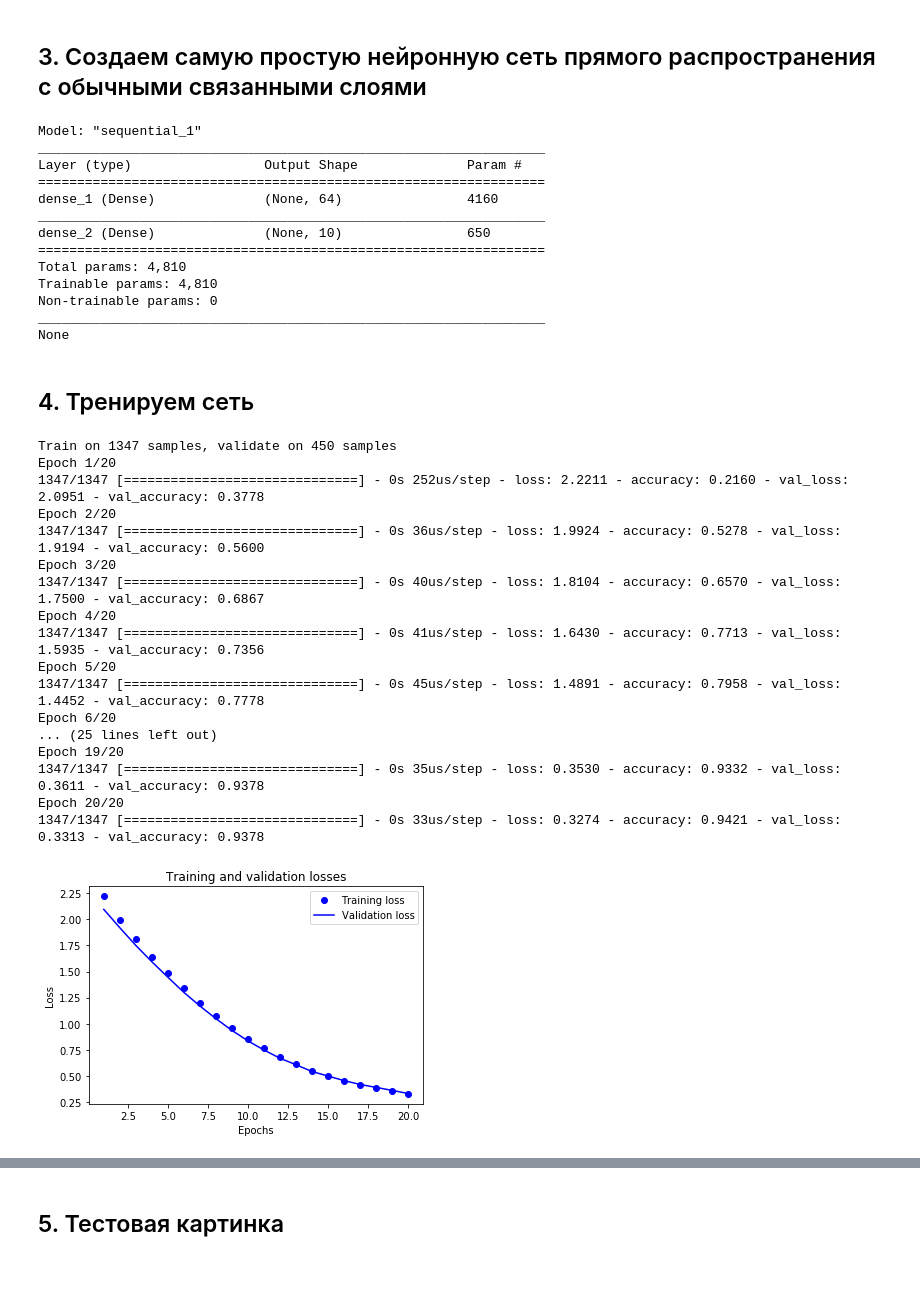
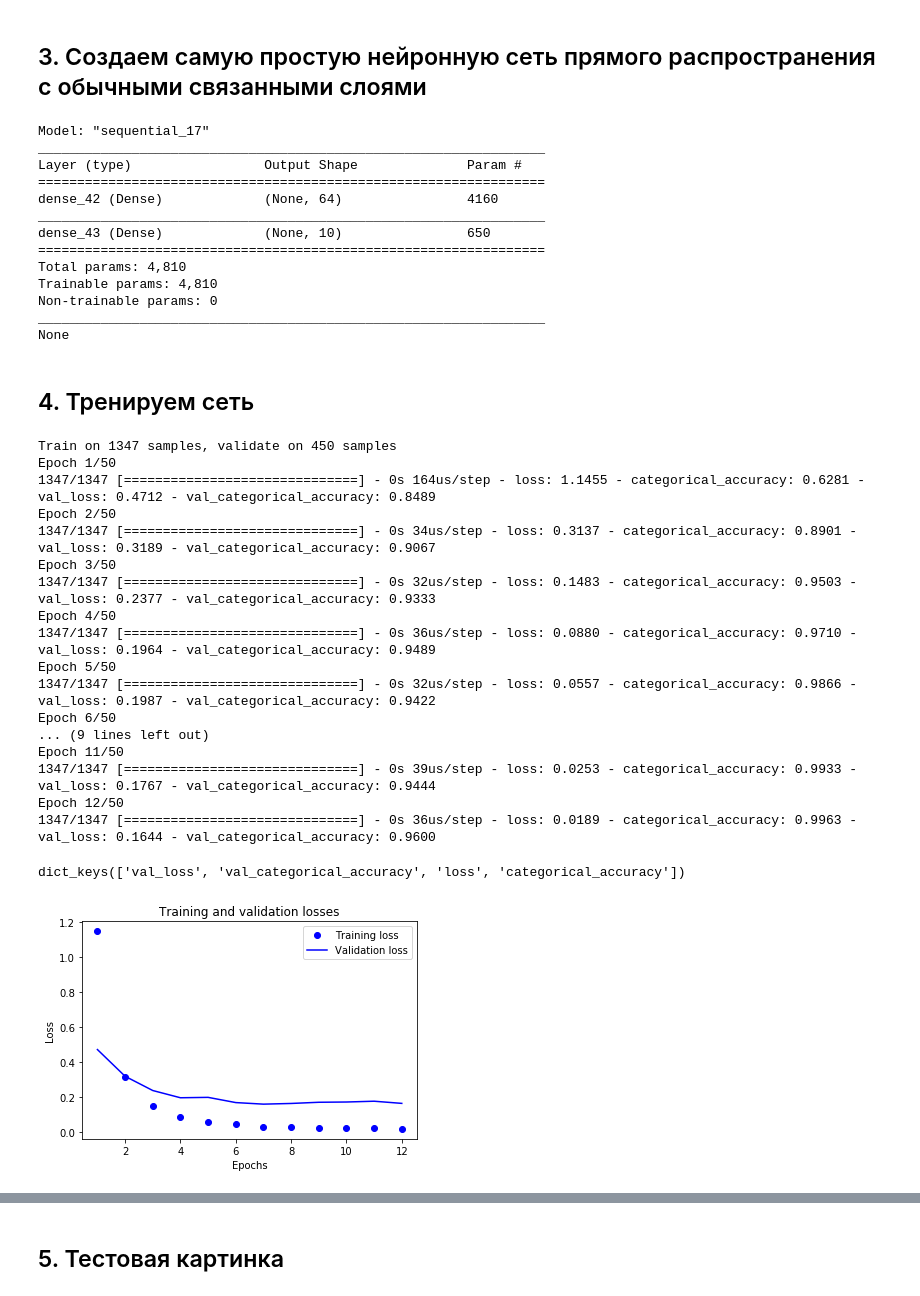
Before and after one commit to crimcat/ml, a Jupyter notebook: examples/Handwritten digits recognition by simple NN.ipynb, the cells around one changed output, grey strips where cells are left out. Saved outputs shown, nothing was run; the diff lists cells and outputs as text; code cells hidden in the pictures.

```diff
--- a/examples/Handwritten digits recognition by simple NN.ipynb
+++ b/examples/Handwritten digits recognition by simple NN.ipynb
@@ -73,21 +73,28 @@ y_test = to_categorical(y_test)
 # %% [markdown]
 ## 3. Создаем самую простую нейронную сеть прямого распространения с обычными связанными слоями
 # %%
+from keras import losses
+from keras import optimizers
+from keras import metrics
+from keras import activations
+from keras import callbacks
+
 model = Sequential()
 
-model.add(Dense(64, input_shape=(64,), activation="relu"))
-model.add(Dense(10, activation="softmax"))
+model.add(Dense(64, input_shape=(64,), activation=activations.relu))
+model.add(Dense(10, activation=activations.softmax))
 
-model.compile(loss="categorical_crossentropy", optimizer="rmsprop", metrics=["accuracy"])
+model.compile(loss=losses.categorical_crossentropy, optimizer=optimizers.adam(0.05), metrics=[metrics.categorical_accuracy,])
+
 print(model.summary())
 # %% [output]
-Model: "sequential_1"
+Model: "sequential_17"
 _________________________________________________________________
 Layer (type)                 Output Shape              Param #
 =================================================================
-dense_1 (Dense)              (None, 64)                4160
+dense_42 (Dense)             (None, 64)                4160
 _________________________________________________________________
-dense_2 (Dense)              (None, 10)                650
+dense_43 (Dense)             (None, 10)                650
 =================================================================
 Total params: 4,810
 Trainable params: 4,810
@@ -97,40 +104,45 @@ None
 # %% [markdown]
 ## 4. Тренируем сеть
 # %%
-history = model.fit(x_train, y_train, batch_size=128, epochs=20, validation_data=(x_test, y_test))
+early_stopping = callbacks.EarlyStopping(monitor='val_loss', patience=5)
+history = model.fit(x_train, y_train, batch_size=128, epochs=50, validation_data=(x_test, y_test), callbacks=[early_stopping,])
 # %% [output]
 Train on 1347 samples, validate on 450 samples
-Epoch 1/20
-1347/1347 [==============================] - 0s 252us/step - loss: 2.2211 - accuracy: 0.2160 - val_loss: 2.0951 - val_accuracy: 0.3778
-Epoch 2/20
-1347/1347 [==============================] - 0s 36us/step - loss: 1.9924 - accuracy: 0.5278 - val_loss: 1.9194 - val_accuracy: 0.5600
-Epoch 3/20
-1347/1347 [==============================] - 0s 40us/step - loss: 1.8104 - accuracy: 0.6570 - val_loss: 1.7500 - val_accuracy: 0.6867
-Epoch 4/20
-1347/1347 [==============================] - 0s 41us/step - loss: 1.6430 - accuracy: 0.7713 - val_loss: 1.5935 - val_accuracy: 0.7356
-Epoch 5/20
-1347/1347 [==============================] - 0s 45us/step - loss: 1.4891 - accuracy: 0.7958 - val_loss: 1.4452 - val_accuracy: 0.7778
-Epoch 6/20
-... (25 lines left out)
-Epoch 19/20
-1347/1347 [==============================] - 0s 35us/step - loss: 0.3530 - accuracy: 0.9332 - val_loss: 0.3611 - val_accuracy: 0.9378
-Epoch 20/20
-1347/1347 [==============================] - 0s 33us/step - loss: 0.3274 - accuracy: 0.9421 - val_loss: 0.3313 - val_accuracy: 0.9378
+Epoch 1/50
+1347/1347 [==============================] - 0s 164us/step - loss: 1.1455 - categorical_accuracy: 0.6281 - val_loss: 0.4712 - val_categorical_accuracy: 0.8489
+Epoch 2/50
+1347/1347 [==============================] - 0s 34us/step - loss: 0.3137 - categorical_accuracy: 0.8901 - val_loss: 0.3189 - val_categorical_accuracy: 0.9067
+Epoch 3/50
+1347/1347 [==============================] - 0s 32us/step - loss: 0.1483 - categorical_accuracy: 0.9503 - val_loss: 0.2377 - val_categorical_accuracy: 0.9333
+Epoch 4/50
+1347/1347 [==============================] - 0s 36us/step - loss: 0.0880 - categorical_accuracy: 0.9710 - val_loss: 0.1964 - val_categorical_accuracy: 0.9489
+Epoch 5/50
+1347/1347 [==============================] - 0s 32us/step - loss: 0.0557 - categorical_accuracy: 0.9866 - val_loss: 0.1987 - val_categorical_accuracy: 0.9422
+Epoch 6/50
+... (9 lines left out)
+Epoch 11/50
+1347/1347 [==============================] - 0s 39us/step - loss: 0.0253 - categorical_accuracy: 0.9933 - val_loss: 0.1767 - val_categorical_accuracy: 0.9444
+Epoch 12/50
+1347/1347 [==============================] - 0s 36us/step - loss: 0.0189 - categorical_accuracy: 0.9963 - val_loss: 0.1644 - val_categorical_accuracy: 0.9600
+# %%
+history.history.keys()
+# %% [output]
+dict_keys(['val_loss', 'val_categorical_accuracy', 'loss', 'categorical_accuracy'])
 # %%
 model_history = history.history
 
 model_loss_values = model_history['loss']
 validation_loss_values = model_history['val_loss']
-epochs = range(1, len(model_history['accuracy']) + 1)
+epochs = range(1, len(model_history['val_loss']) + 1)
 
 plt.plot(epochs, model_loss_values, 'bo', label='Training loss')
 plt.plot(epochs, validation_loss_values, 'b', label='Validation loss')
 plt.title('Training and validation losses')
 plt.xlabel('Epochs')
 plt.ylabel('Loss')
 plt.legend()
 
 plt.show()
 # %% [output]
-[figure, old version]
+[figure, new version]
 # %%
```
Also changed, not shown: parts of 6 cells of this notebook, 10 other files.
